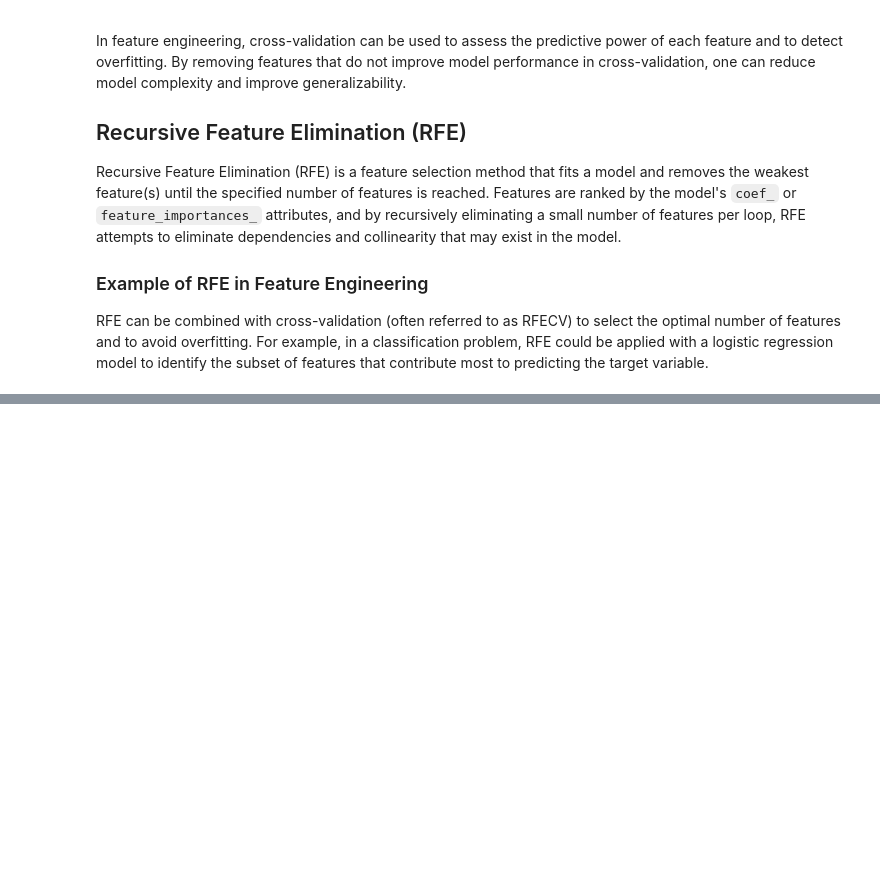
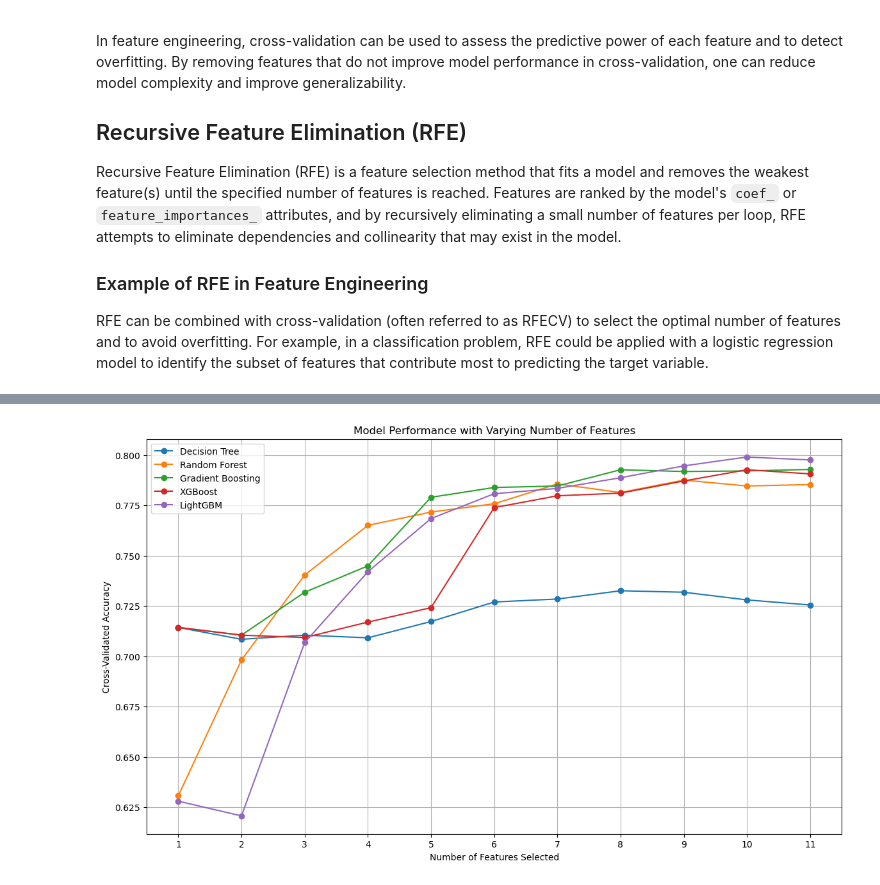
Before and after one commit to Greywolfie01/ML-Project, a Jupyter notebook: Decision_trees.ipynb, the cells around one changed output, grey strips where cells are left out. Saved outputs shown, nothing was run; the diff lists cells and outputs as text; code cells hidden in the pictures; blank space fills up the shorter version.

```diff
--- a/Decision_trees.ipynb
+++ b/Decision_trees.ipynb
@@ -444,0 +316,71 @@ for model_name, results in top_results.items():
+# %%
+from sklearn.tree import DecisionTreeClassifier
+from sklearn.ensemble import RandomForestClassifier, GradientBoostingClassifier
+import xgboost as xgb
+import lightgbm as lgb
+from sklearn.feature_selection import RFE
+import numpy as np
+import matplotlib.pyplot as plt
+from sklearn.model_selection import cross_val_score
+
+import warnings
+warnings.filterwarnings('ignore')
+
+# Define your models here
+models = {
+    "Decision Tree": DecisionTreeClassifier(random_state=42),
+    "Random Forest": RandomForestClassifier(random_state=42),
+    "Gradient Boosting": GradientBoostingClassifier(random_state=42),
+    "XGBoost": xgb.XGBClassifier(use_label_encoder=False, eval_metric='logloss', random_state=42),
+    "LightGBM": lgb.LGBMClassifier(random_state=42, verbose=-1)
+}
+
+data = []
+
+feature_counts = range(1, 12)  # Assuming you want to test from 1 to 11 features
+
+# Prepare the plot
+plt.figure(figsize=(14, 8))
+
+# Iterate over each model
+for name, model in models.items():
+    mean_scores = []
+
+    for n_features in feature_counts:
+        # RFE with the current model and number of features
+        selector = RFE(model, n_features_to_select=n_features, step=1)
+        selector = selector.fit(X_train, y_train)
+
+        # Train the model with selected features and assess performance using cross-validation
+        scores = cross_val_score(model, X_train[X_train.columns[selector.support_]], y_train, cv=5, scoring='accuracy')
+        mean_score = np.mean(scores)
+        mean_scores.append(mean_score)
+
+        # Store model name, number of features, mean accuracy, and selected features
+        data.append({
+            "Model": name,
+            "Number of Features": n_features,
+            "Mean Accuracy": mean_score,
+            "Selected Features": ", ".join(X_train.columns[selector.support_])
+        })
+
+    # Plotting the results for the current model
+    plt.plot(feature_counts, mean_scores, marker='o', label=name)
+
+
+# Finalizing the plot
+plt.title('Model Performance with Varying Number of Features')
+plt.xlabel('Number of Features Selected')
+plt.ylabel('Cross-Validated Accuracy')
+plt.xticks(feature_counts)
+plt.grid(True)
+plt.legend()
+plt.show()
+
+# Convert the list of data into a DataFrame
+results_df = pd.DataFrame(data)
+
+# Display the DataFrame
+display(results_df)
+# %% [output]
+[figure, added]
```
Also changed, not shown: parts of 4 cells of this notebook.
